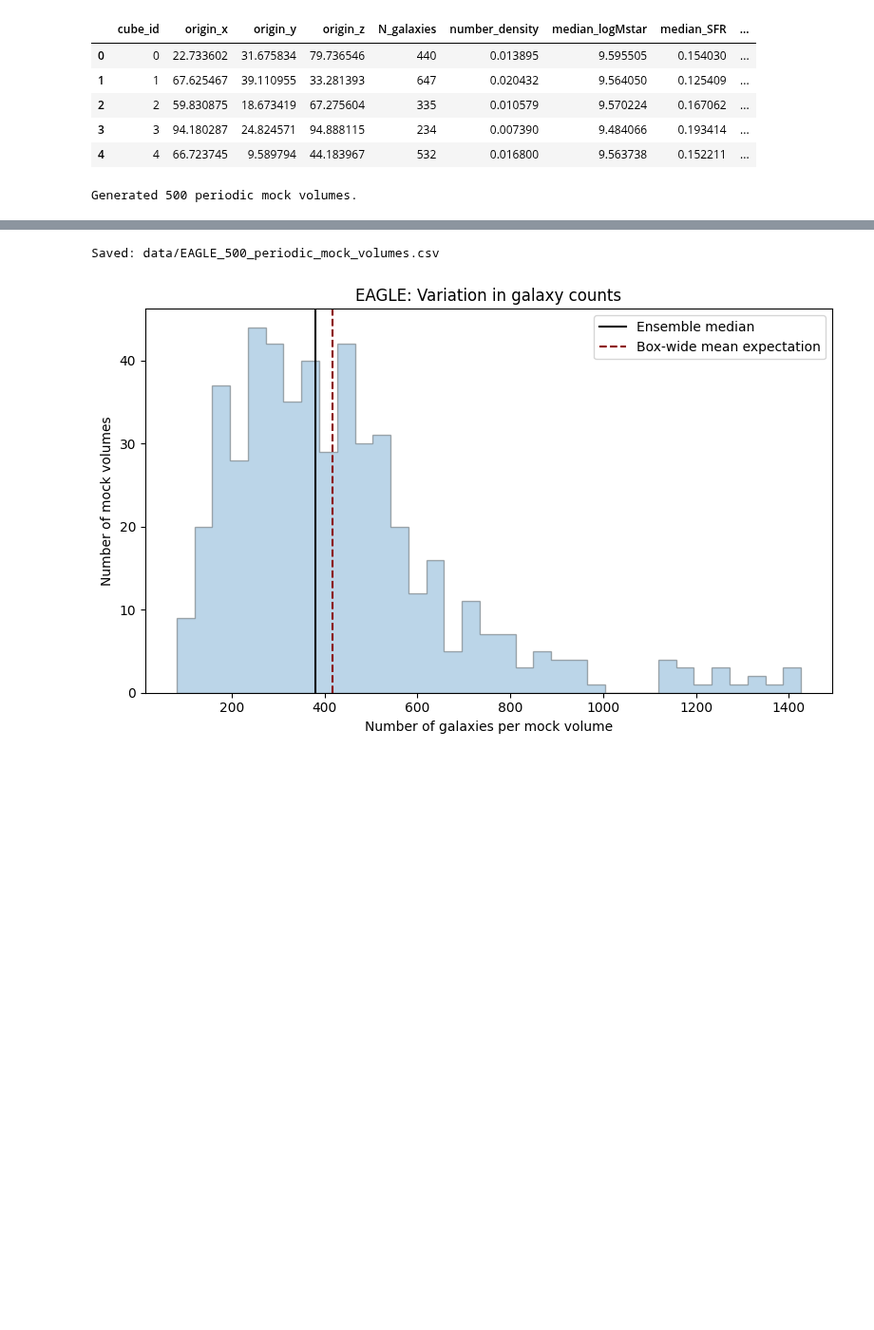
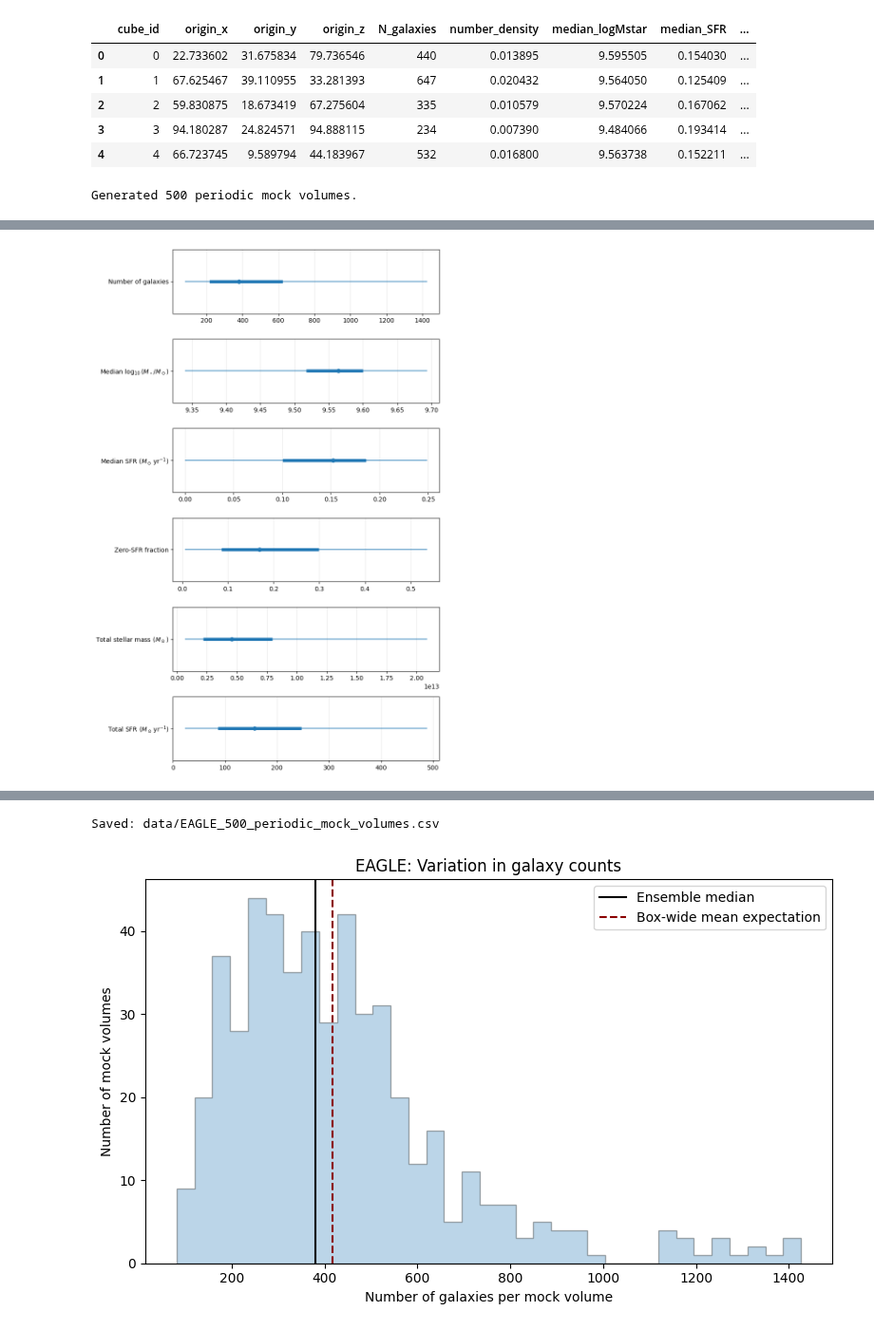
Before and after one commit to saatour/GW170817, a Jupyter notebook: 20261013_EAGLE_simulation_analysis_Chapter6.ipynb, the cells around one changed output, grey strips where cells are left out. Shown at 95% size. Saved outputs shown, nothing was run; the diff lists cells and outputs as text; code cells hidden in the pictures; blank space fills up the shorter version.

```diff
--- a/20261013_EAGLE_simulation_analysis_Chapter6.ipynb
+++ b/20261013_EAGLE_simulation_analysis_Chapter6.ipynb
@@ -1156,0 +1237,78 @@ Generated 500 periodic mock volumes.
+# %%
+import matplotlib.pyplot as plt
+import numpy as np
+
+plot_data = [
+    {
+        "label": "Number of galaxies",
+        "median": ensemble["N_galaxies"].median(),
+        "p16": ensemble["N_galaxies"].quantile(0.16),
+        "p84": ensemble["N_galaxies"].quantile(0.84),
+        "min": ensemble["N_galaxies"].min(),
+        "max": ensemble["N_galaxies"].max()
+    },
+    {
+        "label": r"Median $\log_{10}(M_\star/M_\odot)$",
+        "median": ensemble["median_logMstar"].median(),
+        "p16": ensemble["median_logMstar"].quantile(0.16),
+        "p84": ensemble["median_logMstar"].quantile(0.84),
+        "min": ensemble["median_logMstar"].min(),
+        "max": ensemble["median_logMstar"].max()
+    },
+    {
+        "label": r"Median SFR ($M_\odot\,\mathrm{yr}^{-1}$)",
+        "median": ensemble["median_SFR"].median(),
+        "p16": ensemble["median_SFR"].quantile(0.16),
+        "p84": ensemble["median_SFR"].quantile(0.84),
+        "min": ensemble["median_SFR"].min(),
+        "max": ensemble["median_SFR"].max()
+    },
+    {
+        "label": "Zero-SFR fraction",
+        "median": ensemble["zero_SFR_fraction"].median(),
+        "p16": ensemble["zero_SFR_fraction"].quantile(0.16),
+        "p84": ensemble["zero_SFR_fraction"].quantile(0.84),
+        "min": ensemble["zero_SFR_fraction"].min(),
+        "max": ensemble["zero_SFR_fraction"].max()
+    },
+    {
+        "label": r"Total stellar mass ($M_\odot$)",
+        "median": ensemble["total_stellar_mass"].median(),
+        "p16": ensemble["total_stellar_mass"].quantile(0.16),
+        "p84": ensemble["total_stellar_mass"].quantile(0.84),
+        "min": ensemble["total_stellar_mass"].min(),
+        "max": ensemble["total_stellar_mass"].max()
+    },
+    {
+        "label": r"Total SFR ($M_\odot\,\mathrm{yr}^{-1}$)",
+        "median": ensemble["total_SFR"].median(),
+        "p16": ensemble["total_SFR"].quantile(0.16),
+        "p84": ensemble["total_SFR"].quantile(0.84),
+        "min": ensemble["total_SFR"].min(),
+        "max": ensemble["total_SFR"].max()
+    }
+]
+
+fig, axes = plt.subplots(len(plot_data), 1, figsize=(8, 12))
+
+for ax, d in zip(axes, plot_data):
+    y = 0
+
+    # full range
+    ax.hlines(y, d["min"], d["max"], linewidth=1.2)
+
+    # 16th-84th percentile interval
+    ax.hlines(y, d["p16"], d["p84"], linewidth=5)
+
+    # median point
+    ax.plot(d["median"], y, marker="o")
+
+    ax.set_yticks([0])
+    ax.set_yticklabels([d["label"]])
+    ax.set_ylim(-0.5, 0.5)
+    ax.grid(True, axis="x", alpha=0.3)
+
+plt.tight_layout()
+plt.show()
+# %% [output]
+[figure, added]
```
Also changed, not shown: parts of 7 cells of this notebook.
